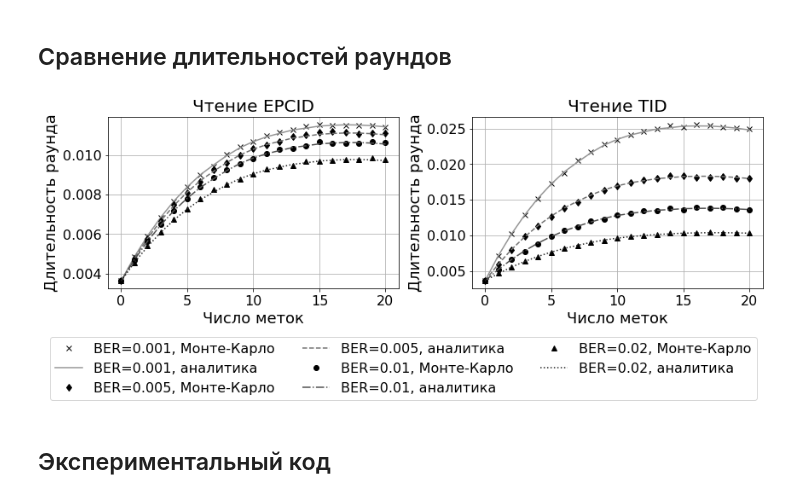
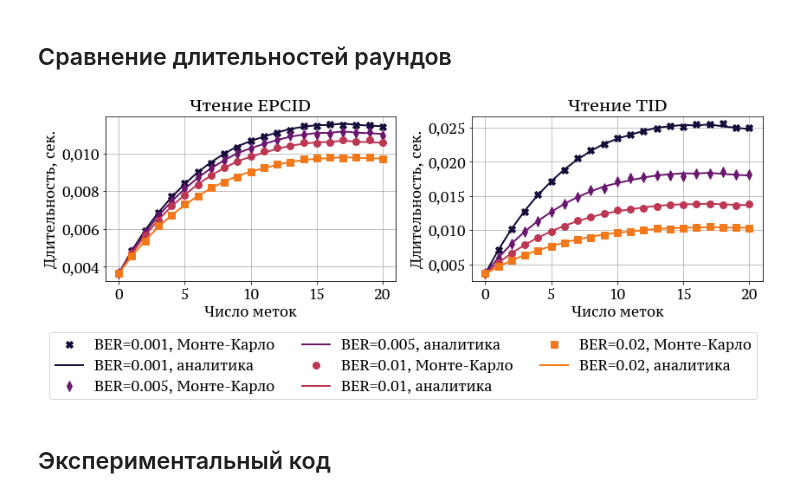
Before and after one commit to larioandr/thesis-rfidam, a Jupyter notebook: experiments/2. Round durations.ipynb, the cells around one changed output. Drawn from its saved outputs; the diff is of its cells as text; code cells hidden in the pictures.

```diff
--- a/experiments/2. Round durations.ipynb
+++ b/experiments/2. Round durations.ipynb
@@ -20,10 +21,0 @@ from itertools import product
-# %%
-%matplotlib inline
-# Настроим Matplotlib: выберем цветовую схему и сделаем шрифты крупнее
-CMAP = plt.get_cmap('viridis')
-mpl.rcParams['legend.fontsize'] = 16
-mpl.rcParams['axes.labelsize'] = 18
-mpl.rcParams['figure.titlesize'] = 22
-mpl.rcParams['xtick.labelsize'] = 16
-mpl.rcParams['ytick.labelsize'] = 16
-mpl.rcParams['axes.titlesize'] = 20
@@ -227,37 +223,41 @@ reply slot probability     0.3664406250000001      0.36621875              0.000
 # %% [markdown]
 ## Сравнение длительностей раундов
 # %%
-CMAP = plt.get_cmap('Greys')
 fig, (ax1, ax2) = plt.subplots(figsize=(12, 4), nrows=1, ncols=2)
-MARKERS = ['x', 'd', 'o', "^", 'v']
-LINES = ['-', '--', '-.', ':']
+MARKERS = ['X', 'd', 'o', "s", 'v']
+LINES = ['-', '-', '-', '-']
 
 for i, ber in enumerate(BER):
-    color = CMAP(0.5 + 0.5*i/len(BER))
+    color = get_color(i/len(BER) * 0.8 + 0.1)
     marker = MARKERS[i % len(MARKERS)]
     linestyle = LINES[i % len(LINES)]
     ax1.plot(N_TAGS, ESTIMATED_ROUND_DURATIONS['epcid'][i],
-             label=f'BER={ber}, Монте-Карло', marker=marker, color='black', linestyle="None")
+             label=f'BER={ber}, Монте-Карло', marker=marker,
+             color=color, linestyle="None", markersize=8)
     ax1.plot(N_TAGS, ANALYTIC_ROUND_DURATIONS['epcid'][i],
-             label=f'BER={ber}, аналитика', color=color, linestyle=linestyle)
+             label=f'BER={ber}, аналитика', color=color, linestyle=linestyle,
+             linewidth=2)
     ax2.plot(N_TAGS, ESTIMATED_ROUND_DURATIONS['tid'][i],
-             label=f'BER={ber}, Монте-Карло', marker=marker, color='black', linestyle="None")
+             label=f'BER={ber}, Монте-Карло', marker=marker, color=color,
+             linestyle="None", markersize=8)
     ax2.plot(N_TAGS, ANALYTIC_ROUND_DURATIONS['tid'][i],
-             label=f'BER={ber}, аналитика', color=color, linestyle=linestyle)
+             label=f'BER={ber}, аналитика', color=color, linestyle=linestyle,
+             linewidth=2)
 
 lgd = fig.legend(*ax1.get_legend_handles_labels(), loc='lower center',
                bbox_to_anchor=(0.5, -0.29), ncol=3)
 
 ax1.set_title('Чтение EPCID')
 ax2.set_title('Чтение TID')
 # fig.suptitle('Round durations')
 for ax in (ax1, ax2):
     ax.grid()
     ax.set_xlabel('Число меток')
-    ax.set_ylabel(f'Длительность раунда')
+    ax.set_ylabel(f'Длительность, сек.')
 plt.tight_layout()
-plt.savefig('images/round_durations_validation.pdf', bbox_extra_artists=(lgd,), bbox_inches='tight')
+savefig("ch3_round_durations_validation")
+# plt.savefig('images/round_durations_validation.pdf', bbox_extra_artists=(lgd,), bbox_inches='tight')
 # %% [output]
-[figure, old version]
+[figure, new version]
 # %% [markdown]
 ## Экспериментальный код
```
Also changed, not shown: parts of 3 cells of this notebook, 16 other files.
